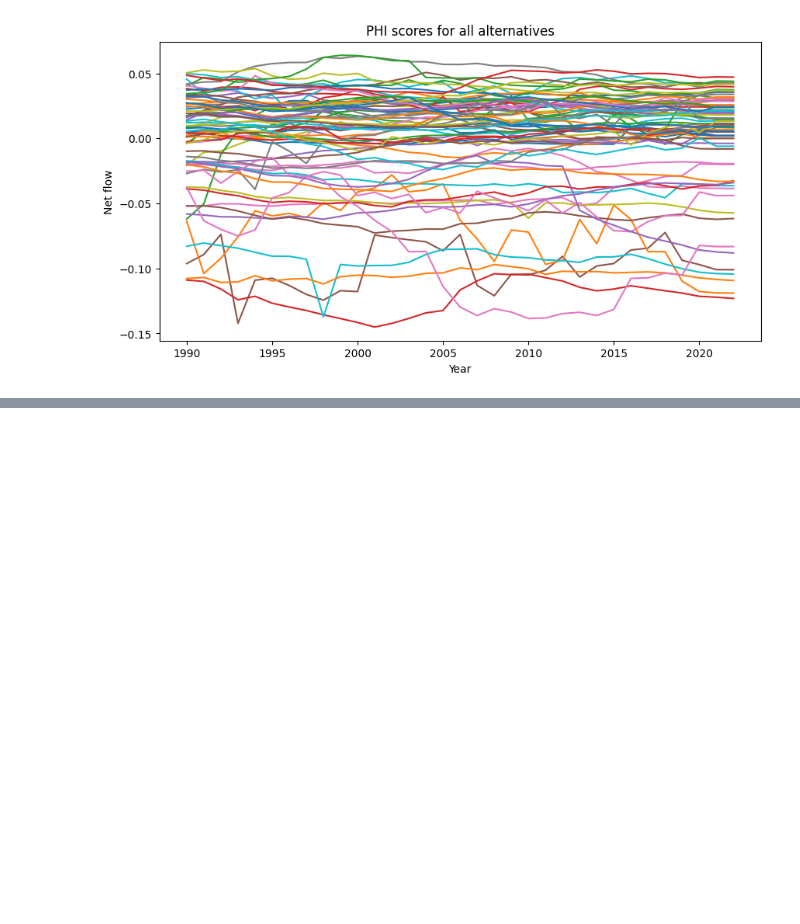
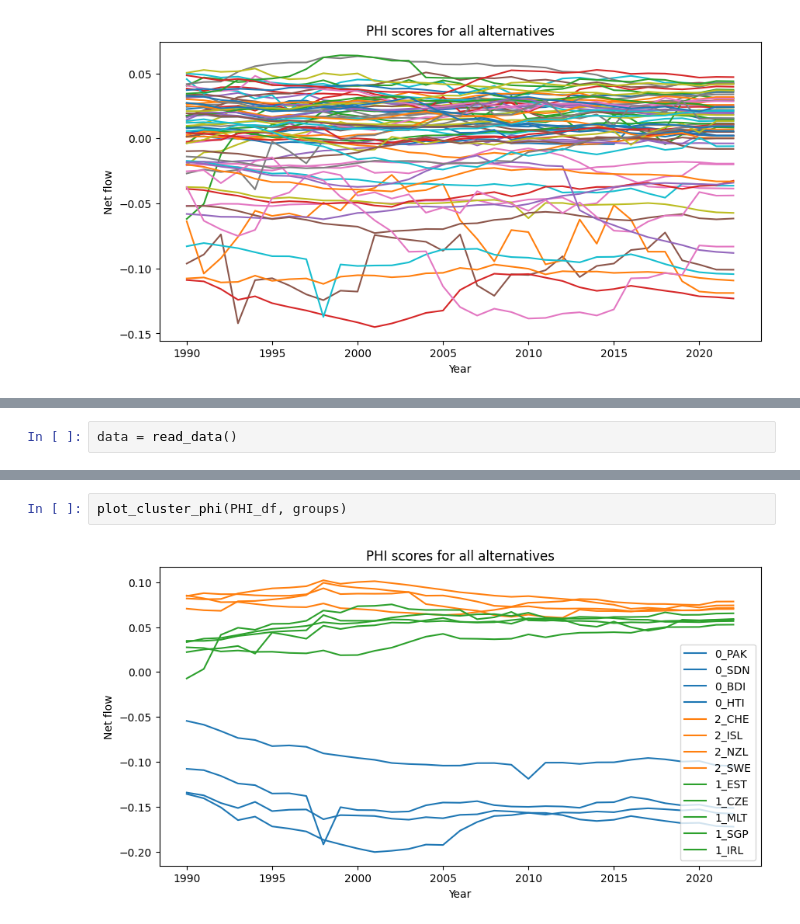
Before and after one commit to R4phou/ulb-master-thesis, a Jupyter notebook: code/src/p2clust.ipynb, the cells around one changed output, grey strips where cells are left out. Cells and saved outputs as stored; diff of their text form; blank space fills up the shorter version.

```diff
--- a/code/src/p2clust.ipynb
+++ b/code/src/p2clust.ipynb
@@ -50,0 +83,2 @@ plot_PHI(PHI_df, PHI_df.index, False)
+# %%
+data = read_data()
@@ -50,0 +150,4 @@ plot_PHI(PHI_df, PHI_df.index, False)
+# %%
+plot_cluster_phi(PHI_df, groups)
+# %% [output]
+[figure, added]
```
Also changed, not shown: parts of 9 cells of this notebook, 3 other files.
